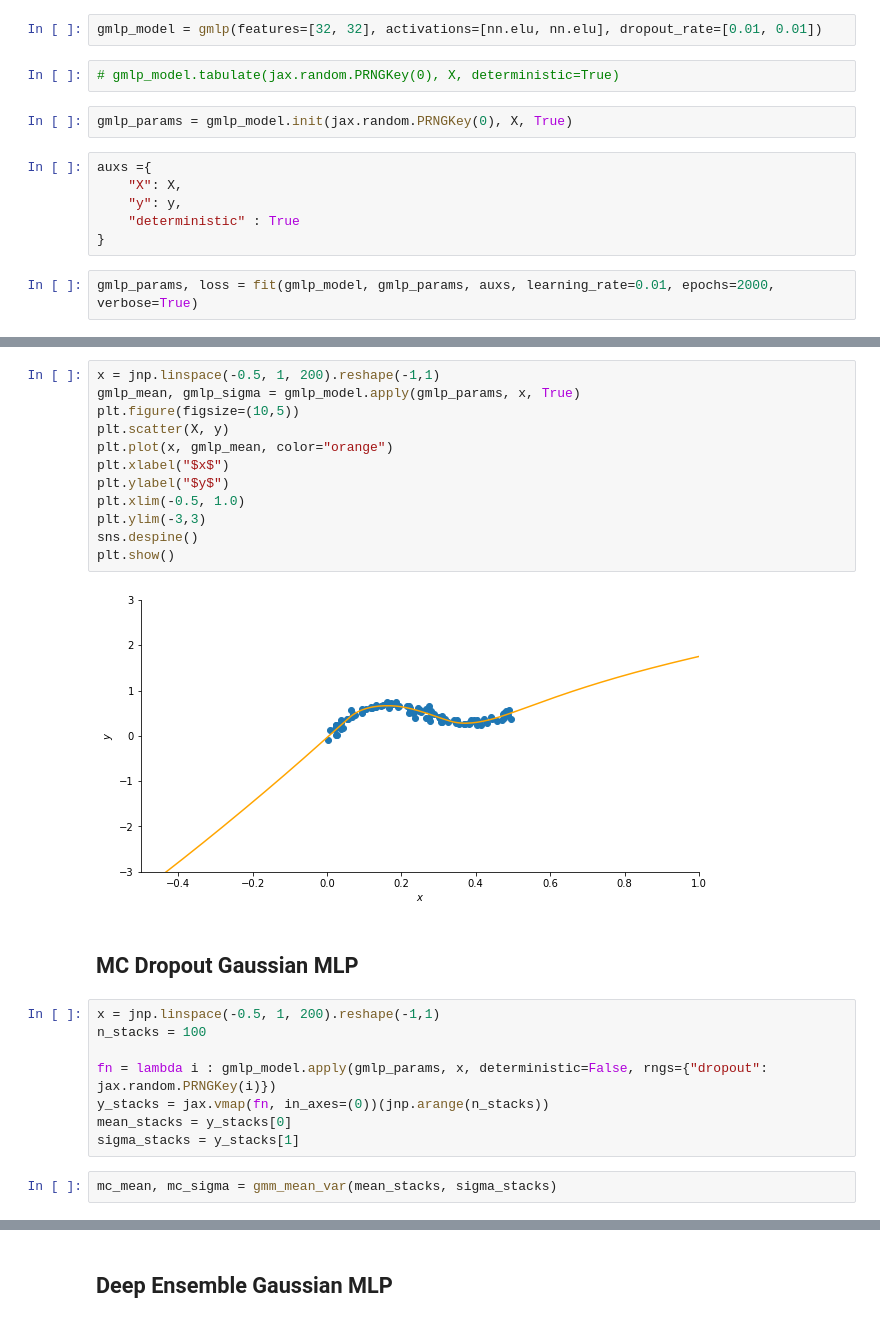
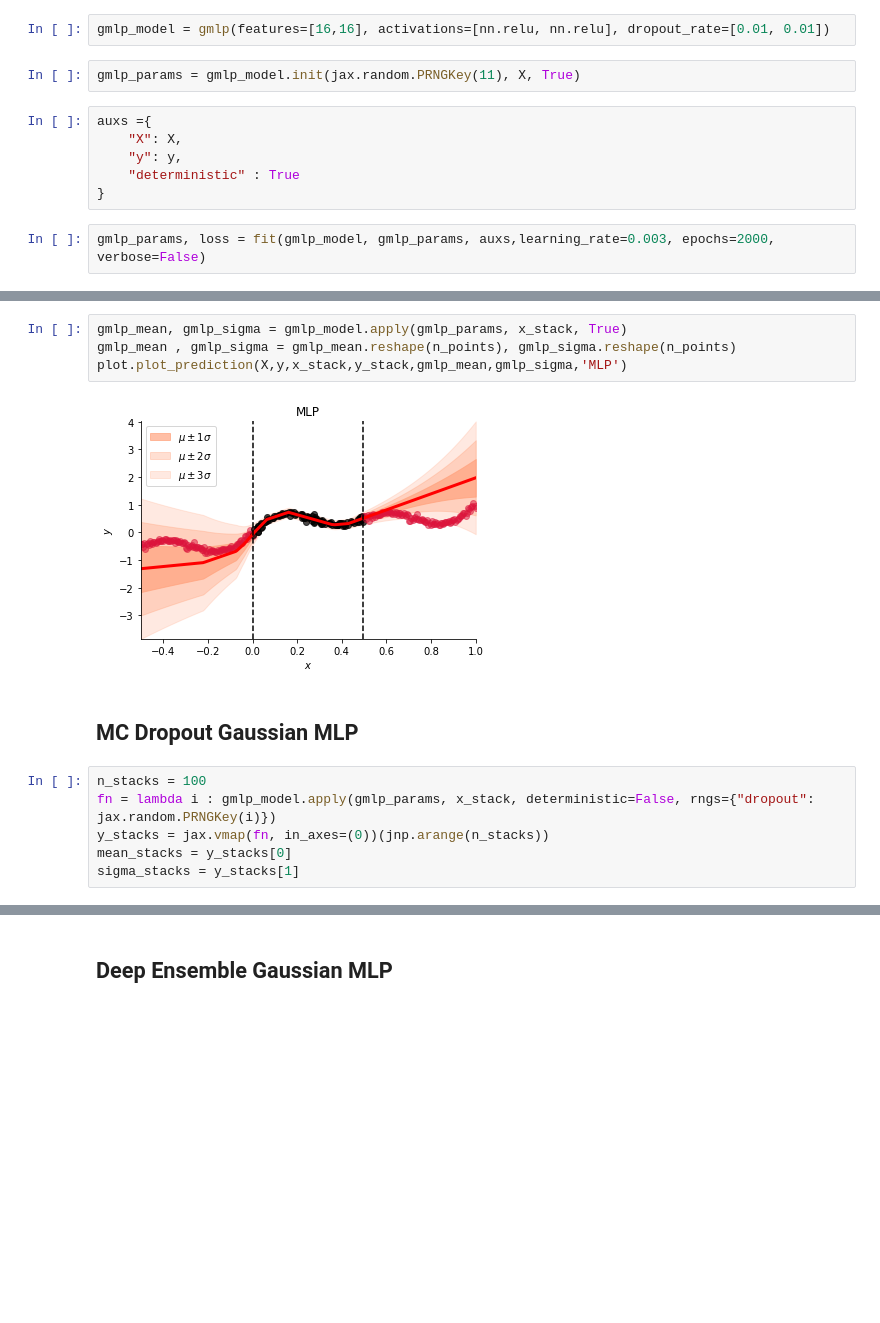
Before and after one commit to nipunbatra/bnn-zoo, a Jupyter notebook: notebooks/regression/sinData_comparison.ipynb, the cells around one changed output, grey strips where cells are left out. Saved outputs shown, nothing was run; the diff lists cells and outputs as text; blank space fills up the shorter version.

```diff
--- a/notebooks/regression/sinData_comparison.ipynb
+++ b/notebooks/regression/sinData_comparison.ipynb
@@ -78,11 +70,9 @@ plt.show()
 # %% [markdown]
 Gaussian MLP
 # %%
-gmlp_model = gmlp(features=[32, 32], activations=[nn.elu, nn.elu], dropout_rate=[0.01, 0.01])
+gmlp_model = gmlp(features=[16,16], activations=[nn.relu, nn.relu], dropout_rate=[0.01, 0.01])
 # %%
-# gmlp_model.tabulate(jax.random.PRNGKey(0), X, deterministic=True)
+gmlp_params = gmlp_model.init(jax.random.PRNGKey(11), X, True)
-# %%
-gmlp_params = gmlp_model.init(jax.random.PRNGKey(0), X, True)
 # %%
 auxs ={
     "X": X,
@@ -90,4 +80,4 @@ auxs ={
     "deterministic" : True
 }
 # %%
-gmlp_params, loss = fit(gmlp_model, gmlp_params, auxs, learning_rate=0.01, epochs=2000, verbose=True)
+gmlp_params, loss = fit(gmlp_model, gmlp_params, auxs,learning_rate=0.003, epochs=2000, verbose=False)
@@ -105,26 +84,14 @@ Loss step 1800:  -1.4132456
-# %%
-x = jnp.linspace(-0.5, 1, 200).reshape(-1,1)
-gmlp_mean, gmlp_sigma = gmlp_model.apply(gmlp_params, x, True)
-plt.figure(figsize=(10,5))
-plt.scatter(X, y)
-plt.plot(x, gmlp_mean, color="orange")
-plt.xlabel("$x$")
-plt.ylabel("$y$")
-plt.xlim(-0.5, 1.0)
-plt.ylim(-3,3)
-sns.despine()
-plt.show()
-# %% [output]
-[figure, removed]
+# %%
+gmlp_mean, gmlp_sigma = gmlp_model.apply(gmlp_params, x_stack, True)
+gmlp_mean , gmlp_sigma = gmlp_mean.reshape(n_points), gmlp_sigma.reshape(n_points)
+plot.plot_prediction(X,y,x_stack,y_stack,gmlp_mean,gmlp_sigma,'MLP')
+# %% [output]
+[figure, added]
 # %% [markdown]
 ## MC Dropout Gaussian MLP
 # %%
-x = jnp.linspace(-0.5, 1, 200).reshape(-1,1)
 n_stacks = 100
-
-fn = lambda i : gmlp_model.apply(gmlp_params, x, deterministic=False, rngs={"dropout": jax.random.PRNGKey(i)})
+fn = lambda i : gmlp_model.apply(gmlp_params, x_stack, deterministic=False, rngs={"dropout": jax.random.PRNGKey(i)})
 y_stacks = jax.vmap(fn, in_axes=(0))(jnp.arange(n_stacks))
 mean_stacks = y_stacks[0]
 sigma_stacks = y_stacks[1]
-# %%
-mc_mean, mc_sigma = gmm_mean_var(mean_stacks, sigma_stacks)
```
Also changed, not shown: parts of 18 cells of this notebook, 3 other files.
